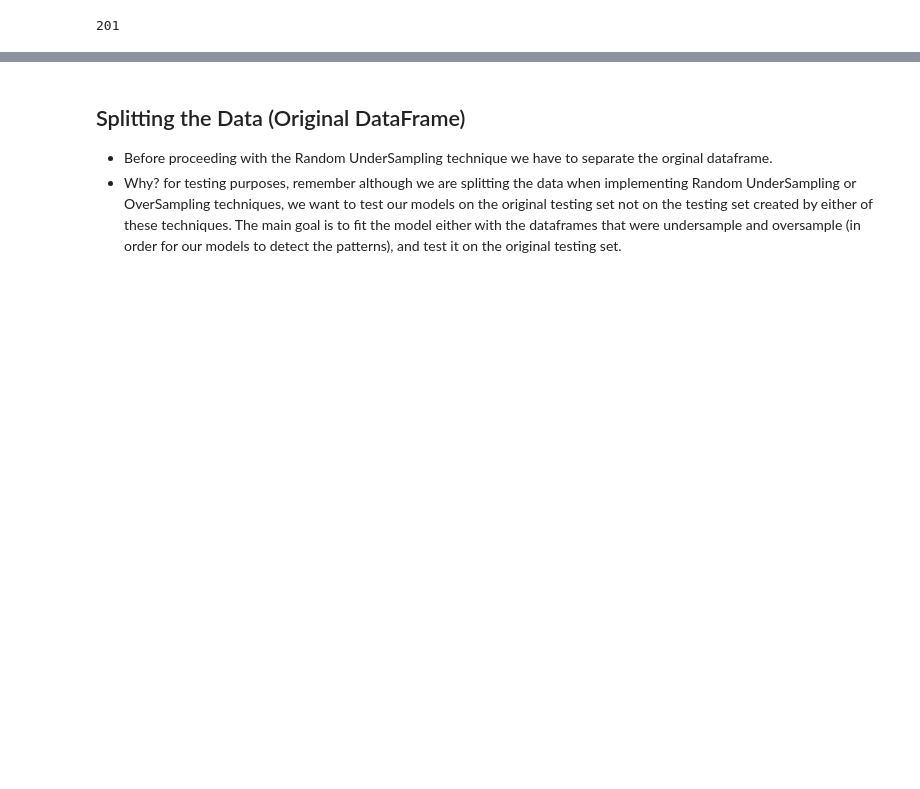
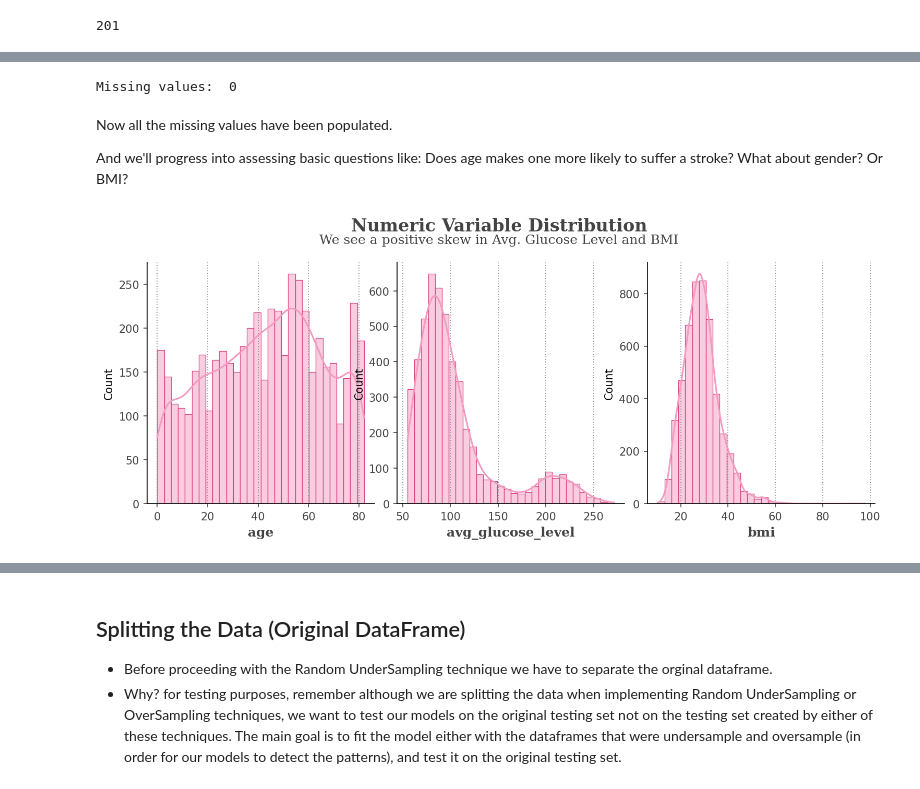
Before and after one commit to suzy-hur/IOD_lab_work, a Jupyter notebook: IOD_Capstone.ipynb, the cells around one changed output, grey strips where cells are left out. Cells and saved outputs as stored; diff of their text form; code cells hidden in the pictures; blank space fills up the shorter version.

```diff
--- a/IOD_Capstone.ipynb
+++ b/IOD_Capstone.ipynb
@@ -366,19 +186,0 @@ dtype: float64
-# %%
-plt.figure(figsize=(6, 4))
-
-# Create the countplot
-ax = sns.countplot(data=df_median_filled, x='stroke')
-
-# Set the title and labels
-plt.title('Distribution of Stroke Class')
-plt.xlabel('Stroke (0: No, 1: Yes)')
-plt.ylabel('Count')
-
-# Display the count on top of the bars
-total = len(df_median_filled)
-for p in ax.patches:
-    height = p.get_height()
-    ax.text(p.get_x() + p.get_width() / 2., height, f'{height} ({height/total:.2%})',
-            ha='center', va='bottom', fontsize=12)
-
-plt.show()
@@ -433,0 +260,42 @@ balanced_subsample.to_csv('dataset_stroke_balanced_subsample.csv', index=False)
+# %%
+print('Missing values: ',sum(df.isnull().sum()))
+# %% [output]
+Missing values:  0
+# %% [markdown]
+Now all the missing values have been populated.
+
+And we'll progress into assessing basic questions like: Does age makes one more likely to suffer a stroke? What about gender? Or BMI?
+# %%
+background_color = "white"
+pink_pastel = "#f49ac1"
+dark_pink = "#d74684"
+text_color = "#444444"
+
+# Create the figure and gridspec
+fig = plt.figure(figsize=(12, 4), dpi=150, facecolor=background_color)
+gs = fig.add_gridspec(1, 3)
+gs.update(wspace=0.1, hspace=0.4)
+
+conts = ['age', 'avg_glucose_level', 'bmi']  # List of continuous variables to plot
+
+for i, variable in enumerate(conts):
+    ax = fig.add_subplot(gs[0, i])
+    sns.histplot(df[variable], kde=True, color=pink_pastel, edgecolor=dark_pink, fill=True, bins=30, ax=ax)
+    ax.set_xlabel(variable, fontsize=12, fontfamily='serif', color=text_color, fontweight='bold')
+    ax.tick_params(axis='both', colors=text_color)
+    ax.grid(axis='x', color='gray', linestyle=':', dashes=(1, 2))
+    ax.spines['top'].set_visible(False)
+    ax.spines['right'].set_visible(False)
+
+# Shared title and description for numeric variable distribution
+title = 'Numeric Variable Distribution'
+description = 'We see a positive skew in Avg. Glucose Level and BMI'
+bbox_props = dict(boxstyle="round,pad=0.2", fc=background_color, ec="none", lw=0)
+
+fig.text(0.5, 0.98, title, fontsize=16, fontweight='bold', fontfamily='serif', color=text_color, ha='center')
+fig.text(0.5, 0.94, description, fontsize=12, fontweight='light', fontfamily='serif', color=text_color, ha='center', bbox=bbox_props)
+
+plt.tight_layout()
+plt.show()
+# %% [output]
+[figure, added]
```
Also changed, not shown: parts of 87 cells of this notebook.
